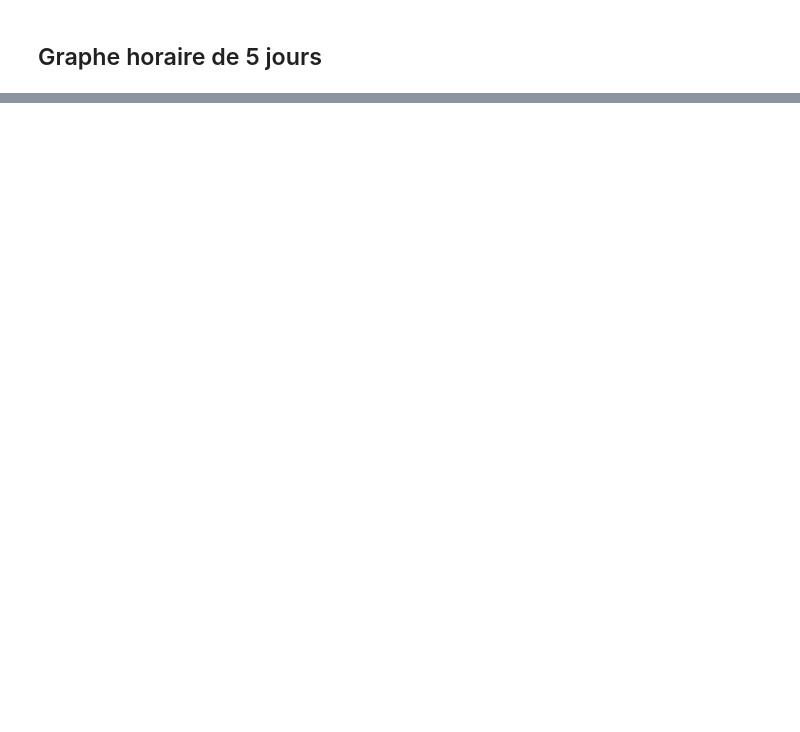
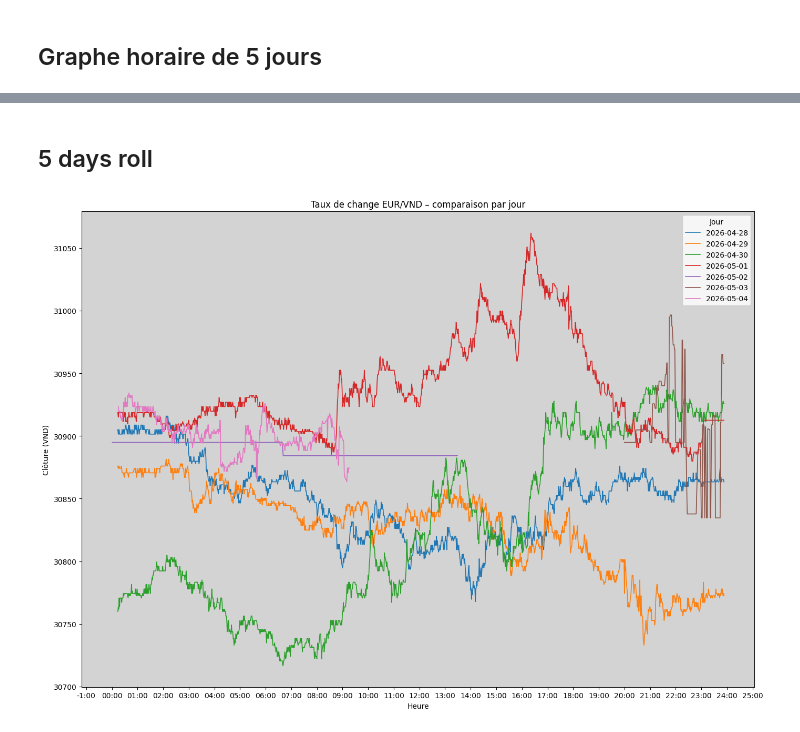
Before and after one commit to jdavid54/jupyter_notebooks2, a Jupyter notebook: eur_vnd_var_data.ipynb, the cells around one changed output, grey strips where cells are left out. Cells and saved outputs as stored; diff of their text form; code cells hidden in the pictures; blank space fills up the shorter version.

```diff
--- a/eur_vnd_var_data.ipynb
+++ b/eur_vnd_var_data.ipynb
@@ -1246,0 +1219,39 @@ plt.show()
+# %% [markdown]
+## 5 days roll
+# %%
+
+# Lecture
+df = pd.read_csv(file_name, sep='\t', parse_dates=['date'], dayfirst=True, usecols=lambda c: not c.startswith('Unnamed'))
+df = df.dropna(subset=['clot'])
+
+# Extraire jour et heure
+df['jour'] = df['date'].dt.date
+df['heure'] = df['date'].dt.time
+
+# Convertir l'heure en minutes depuis minuit pour l'axe X
+df['minutes'] = df['date'].dt.hour * 60 + df['date'].dt.minute
+
+# Plot
+fig, ax = plt.subplots(figsize=(14, 10))
+ax.set_facecolor('lightgray')
+
+for jour, groupe in df.groupby('jour'):
+    ax.plot(groupe['minutes'], groupe['clot'], label=str(jour), linewidth=1.2)
+
+# Axe X en format HH:MM
+def minutes_to_hhmm(x, pos):
+    h, m = divmod(int(x), 60)
+    return f"{h:02d}:{m:02d}"
+
+ax.xaxis.set_major_formatter(plt.FuncFormatter(minutes_to_hhmm))
+ax.xaxis.set_major_locator(plt.MultipleLocator(60))  # tick toutes les heures
+
+ax.set_xlabel("Heure")
+ax.set_ylabel("Clôture (VND)")
+ax.set_title("Taux de change EUR/VND – comparaison par jour")
+ax.legend(title="Jour")
+plt.tight_layout()
+plt.savefig('taux_change.png', dpi=150)
+plt.show()
+# %% [output]
+[figure, added]
```
Also changed, not shown: parts of 50 cells of this notebook, 13 other files.
